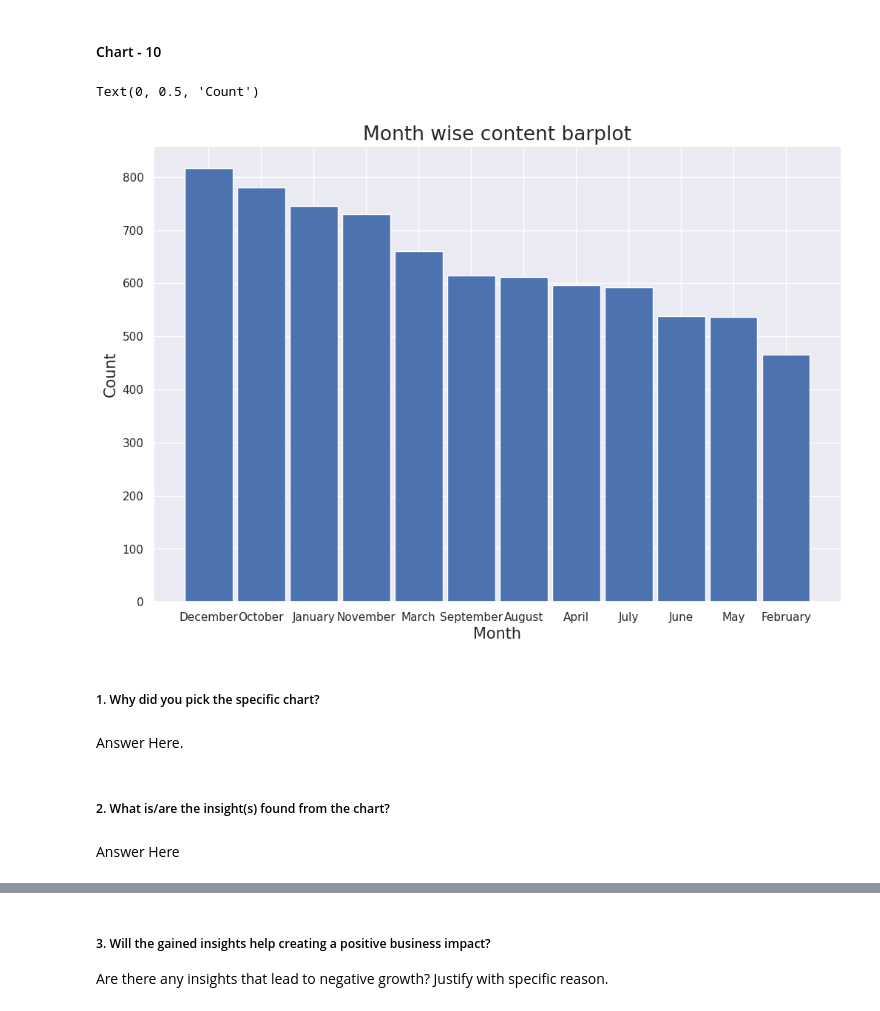
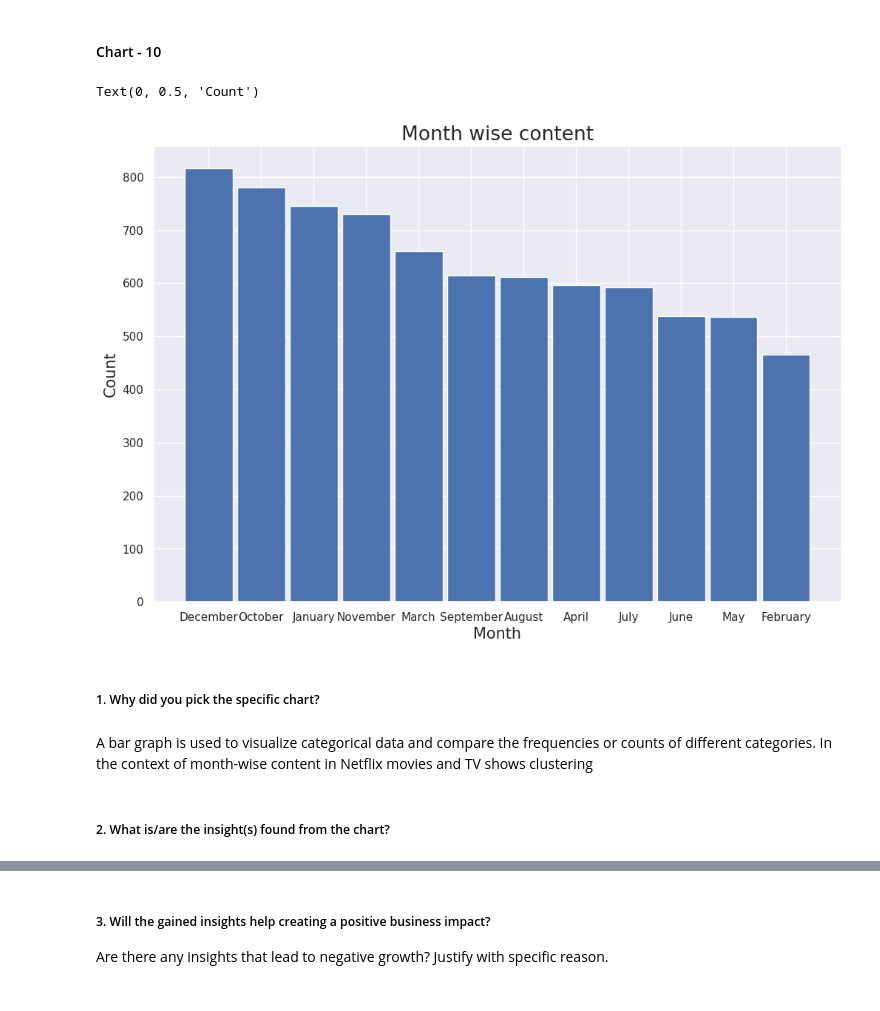
Before and after one commit to ash260498/-Datascience, a Jupyter notebook: Netflix_Movies_and_TV_shows_Clustering.ipynb, the cells around one changed output, grey strips where cells are left out. Saved outputs shown, nothing was run; the diff lists cells and outputs as text; code cells hidden in the pictures.

```diff
--- a/Netflix_Movies_and_TV_shows_Clustering.ipynb
+++ b/Netflix_Movies_and_TV_shows_Clustering.ipynb
@@ -1069,18 +1091,17 @@ Answer Here
 # %%
 # Chart - 10 visualization code
 plt.figure(figsize = (12 ,8 ))
 plt.bar(month_names , month_wise_count, width = 0.91)
-plt.title("Month wise content barplot" , fontsize = 19)
+plt.title("Month wise content" , fontsize = 19)
 plt.xlabel("Month" , fontsize = 15)
 plt.ylabel("Count" , fontsize = 15)
 # %% [output]
 Text(0, 0.5, 'Count')
-[figure, old version]
+[figure, new version]
 # %% [markdown]
 ##### 1. Why did you pick the specific chart?
-# %% [markdown]
-Answer Here.
+# %% [markdown]
+
+A bar graph is used to visualize categorical data and compare the frequencies or counts of different categories. In the context of month-wise content in Netflix movies and TV shows clustering
 # %% [markdown]
 ##### 2. What is/are the insight(s) found from the chart?
-# %% [markdown]
-Answer Here
```
Also changed, not shown: parts of 155 cells of this notebook.
